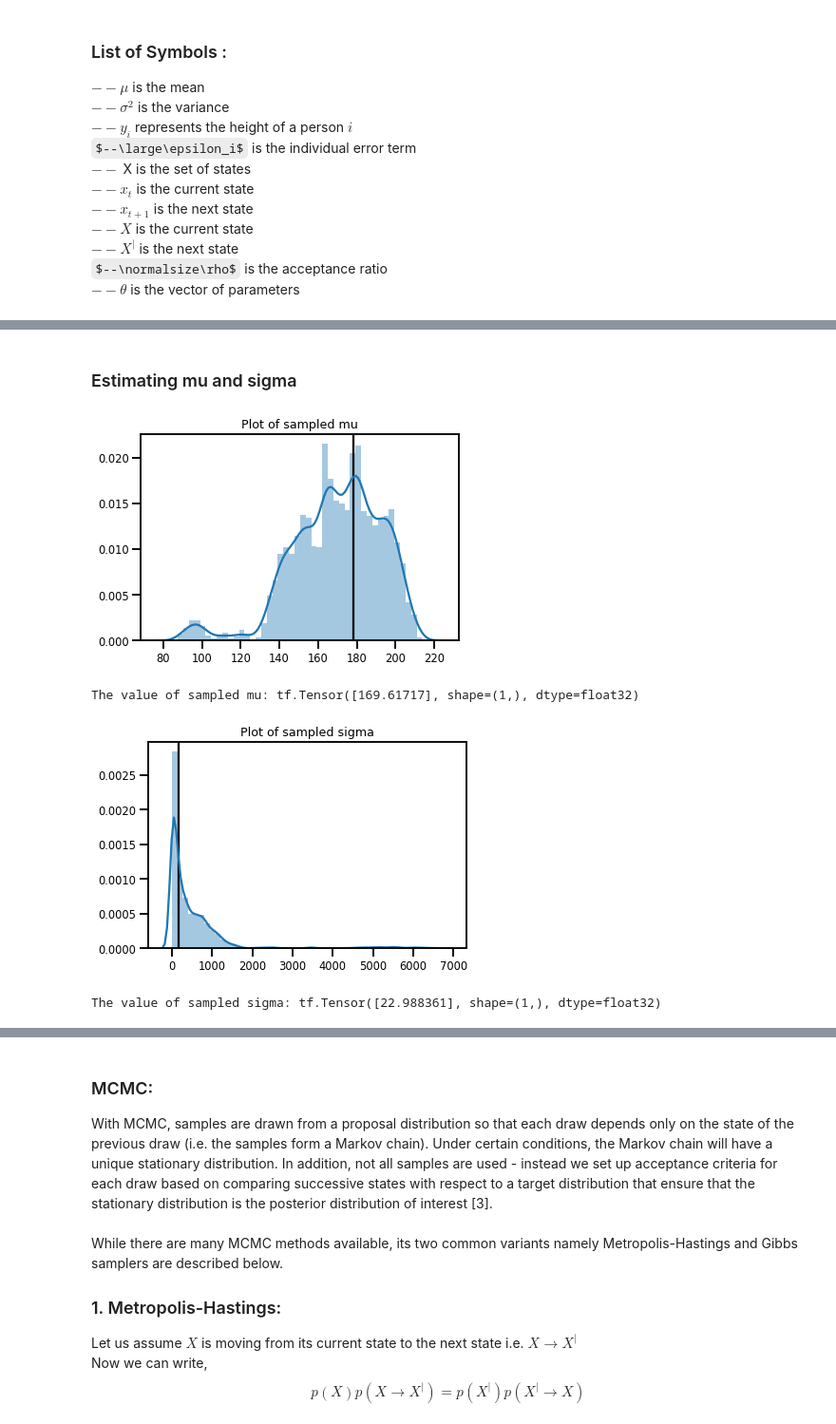
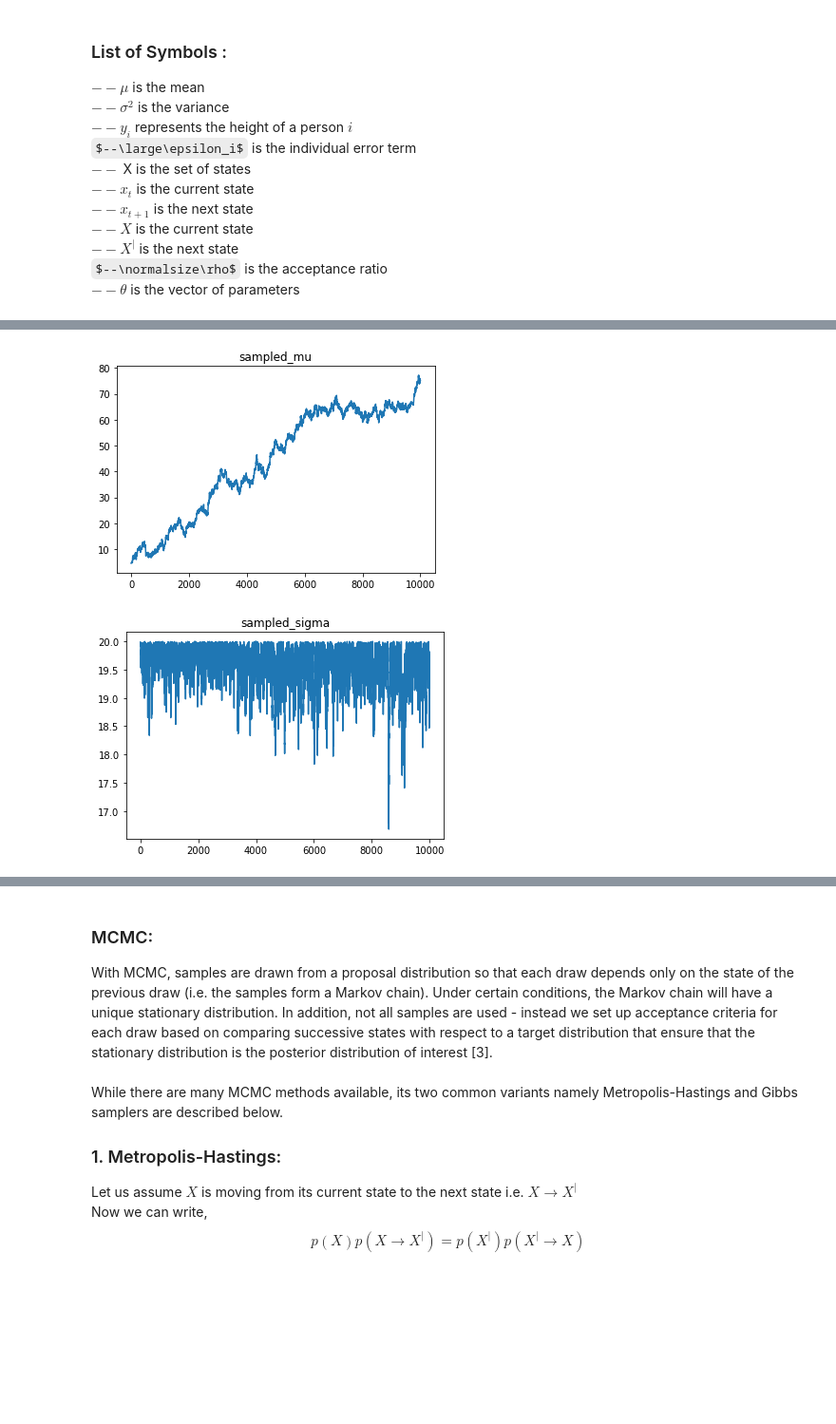
Before and after one commit to ShawnSerendipity/Probability-and-Machine-Learning-in-Tensorflow, a Jupyter notebook: 4.1 MCMC.ipynb, the cells around one changed output, grey strips where cells are left out. Shown at 95% size. Drawn from its saved outputs; the diff is of its cells as text; code cells hidden in the pictures; some formulas as TeX source; blank space fills up the shorter version.

```diff
--- a/4.1 MCMC.ipynb
+++ b/4.1 MCMC.ipynb
@@ -191,0 +159,3 @@ Use tf.where in 2.0, which has the same broadcast rule as np.where
+# %%
+def unnormalized_posterior(mu, sigma):
+  return joint_log_prob(mu, sigma, true_y)
@@ -204,36 +196,21 @@ plt.show()
-# %% [markdown]
-### Estimating mu and sigma
-# %%
-# Plotting sampled mu
-plt.title('Plot of sampled mu')
-sns.distplot(sampled_posterior)
-ymax = plt.ylim()[1]
-plt.vlines(true_mu, 0, ymax)
-plt.ylim(0, ymax)
-plt.show()
-
-# Calculating sampled mu
-sampled_mu = tf.reduce_mean(sampled_posterior, axis=0)
-print("The value of sampled mu:", sampled_mu)
-
-# Plotting sampled sigma
-plt.title('Plot of sampled sigma')
-sns.distplot(tf.math.squared_difference(sampled_posterior, sampled_mu))
-ymax = plt.ylim()[1]
-plt.vlines(true_mu, 0, ymax)
-plt.ylim(0, ymax)
-plt.show()
-
-# Calculating sampled sigma
-sampled_sigma = tf.sqrt(tf.reduce_mean(
-    tf.math.squared_difference(sampled_posterior, sampled_mu),
-    axis=0))
-print("The value of sampled sigma:", sampled_sigma)
-# %% [output]
-[figure, removed]
-The value of sampled mu: tf.Tensor([169.61717], shape=(1,), dtype=float32)
-[figure, removed]
-The value of sampled sigma: tf.Tensor([22.988361], shape=(1,), dtype=float32)
+# %%
+# Run computational graph
+with tf.Session() as sess:
+  sampled_mu = sess.run(sampled_mu)
+  sampled_sigma = sess.run(sampled_sigma)
+
+# Plot sampled mu
+plt.plot(sampled_mu, label="sampled_mu")
+plt.title("sampled_mu")
+plt.show()
+
+# Plot sampled sigma
+plt.plot(sampled_sigma, label="sampled_sigma")
+plt.title("sampled_sigma")
+plt.show()
+# %% [output]
+[figure, added]
+[figure, added]
 # %% [markdown]
 ## Markov Chain Analysis
 
```
Also changed, not shown: parts of 37 cells of this notebook.
